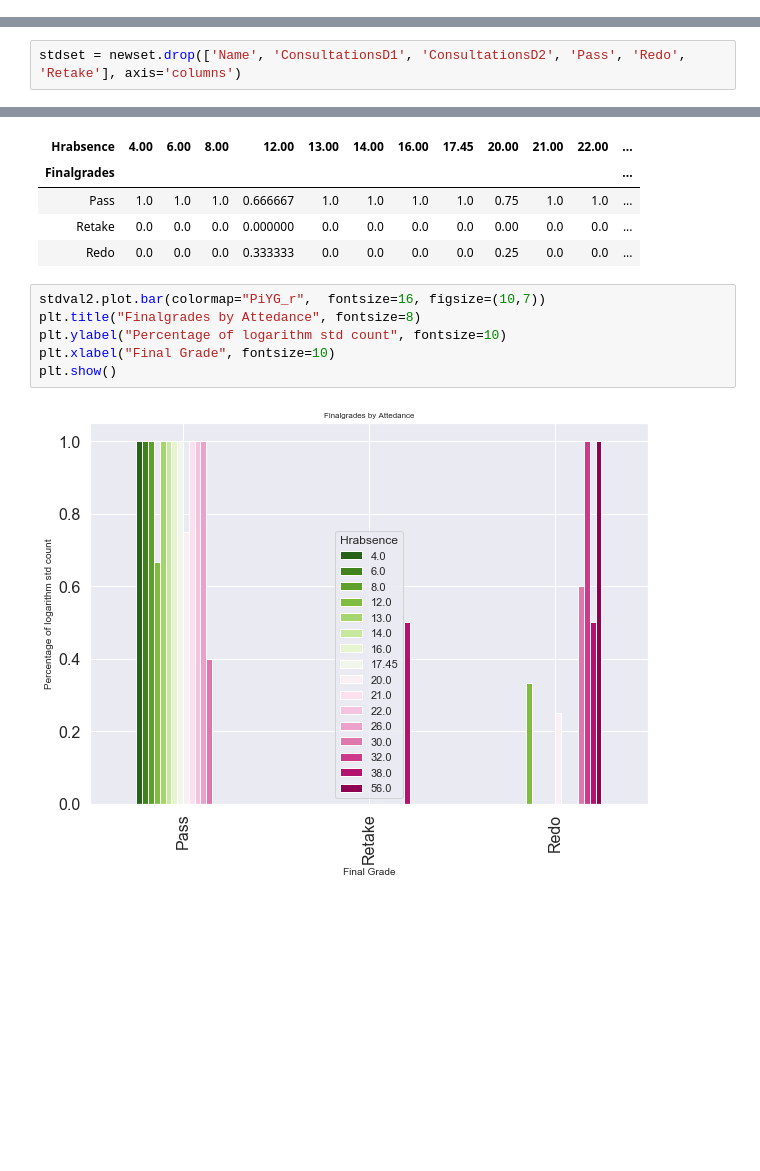
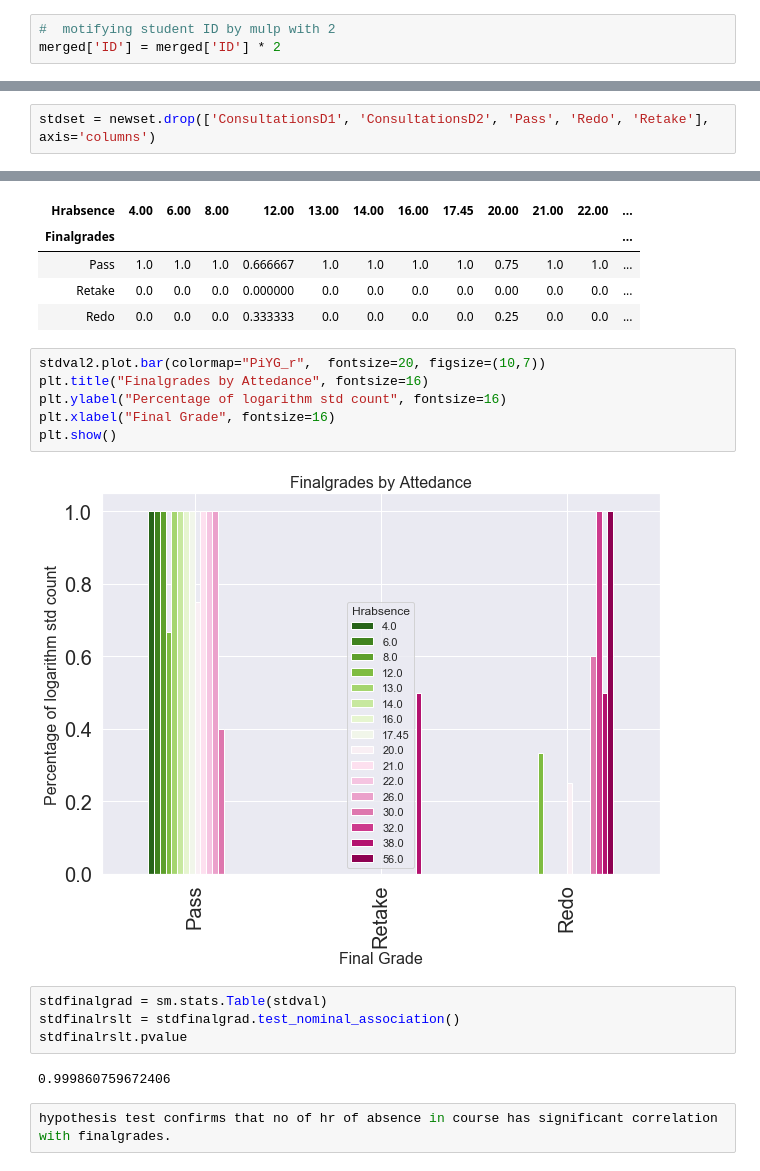
Before and after one commit to bayyaraghu/Usecase, a Jupyter notebook: Untitled1.ipynb, the cells around one changed output, grey strips where cells are left out. Saved outputs shown, nothing was run; the diff lists cells and outputs as text; blank space fills up the shorter version.

Commit message:
chi test

```diff
--- a/Untitled1.ipynb
+++ b/Untitled1.ipynb
@@ -145,6 +140,9 @@ merged.head()
 | 2 | 4927889.2 | 70 | 28 | 14 | 12.0 | Pass | 1 | 0 | 0 |
 | 3 | 4975219.6 | 60 | 7 | 16 | 16.0 | Pass | 1 | 0 | 0 |
 | 4 | 4927465.4 | 55 | 16 | 5 | 38.0 | Retake | 0 | 0 | 1 |
+# %%
+#  motifying student ID by mulp with 2
+merged['ID'] = merged['ID'] * 2
 # %% [markdown]
 # dropping columsn of original dataset and dummi variable
 # %%
@@ -275,5 +265,5 @@ newset.head()
 # %%
-stdset = newset.drop(['Name', 'ConsultationsD1', 'ConsultationsD2', 'Pass', 'Redo', 'Retake'], axis='columns')
+stdset = newset.drop(['ConsultationsD1', 'ConsultationsD2', 'Pass', 'Redo', 'Retake'], axis='columns')
 # %%
 stdset.head()
 # %% [output]
@@ -344,10 +334,18 @@ stdval2
 | Retake | 0.0 | 0.0 | 0.0 | 0.000000 | 0.0 | 0.0 | 0.0 | 0.0 | 0.00 | 0.0 | 0.0 | ... |
 | Redo | 0.0 | 0.0 | 0.0 | 0.333333 | 0.0 | 0.0 | 0.0 | 0.0 | 0.25 | 0.0 | 0.0 | ... |
 # %%
-stdval2.plot.bar(colormap="PiYG_r",  fontsize=16, figsize=(10,7))
-plt.title("Finalgrades by Attedance", fontsize=8)
-plt.ylabel("Percentage of logarithm std count", fontsize=10)
-plt.xlabel("Final Grade", fontsize=10)
+stdval2.plot.bar(colormap="PiYG_r",  fontsize=20, figsize=(10,7))
+plt.title("Finalgrades by Attedance", fontsize=16)
+plt.ylabel("Percentage of logarithm std count", fontsize=16)
+plt.xlabel("Final Grade", fontsize=16)
 plt.show()
 # %% [output]
-[figure, old version]
+[figure, new version]
+# %%
+stdfinalgrad = sm.stats.Table(stdval)
+stdfinalrslt = stdfinalgrad.test_nominal_association()
+stdfinalrslt.pvalue
+# %% [output]
+0.999860759672406
+# %%
+hypothesis test confirms that no of hr of absence in course has significant correlation with finalgrades.
```
Also changed, not shown: parts of 13 cells of this notebook.
